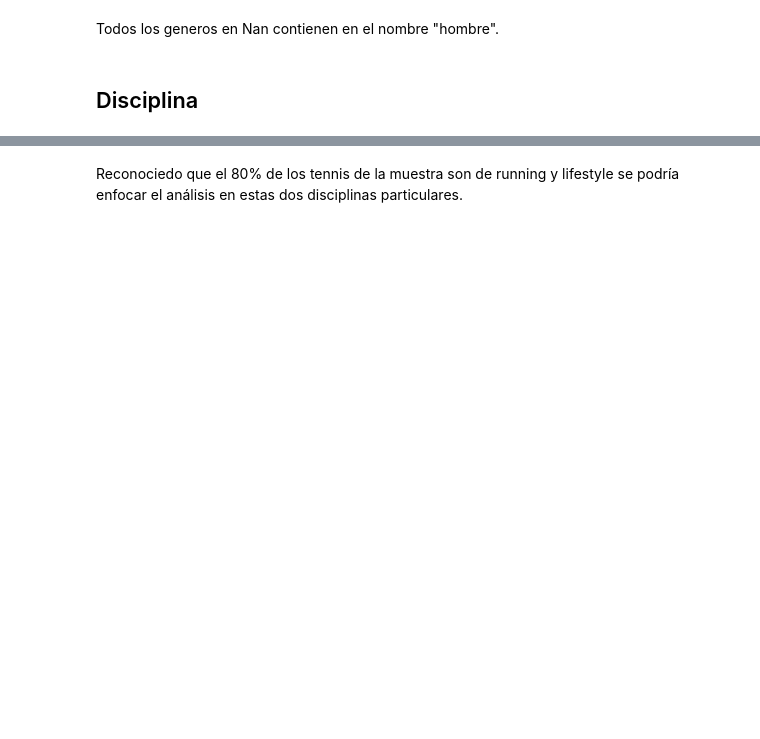
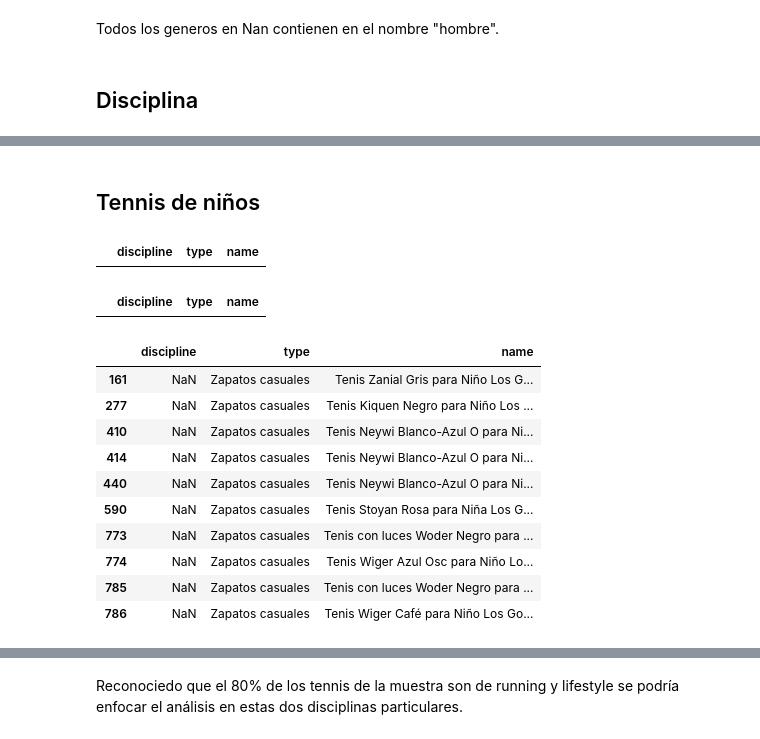
Before and after one commit to sofi-devv/Bootcamp-DS, a Jupyter notebook: falabella/visualizations/viz-2.ipynb, the cells around one changed output, grey strips where cells are left out. Saved outputs shown, nothing was run; the diff lists cells and outputs as text; code cells hidden in the pictures; blank space fills up the shorter version.

```diff
--- a/falabella/visualizations/viz-2.ipynb
+++ b/falabella/visualizations/viz-2.ipynb
@@ -241,0 +295,27 @@ df[(df["discipline"].isnull()) & (df["type"].notnull())]
+# %% [markdown]
+## Tennis de niños
+# %%
+df = trainers[["discipline", "type", "name"]]
+new = df[(df["discipline"].isnull()) & (df["type"].notnull())]
+
+new[new["name"].str.contains("Niño") | new["name"].str.contains("Niña") & new["type"] == "Zapatos casuales"]
+# %% [output]
+|  | discipline | type | name |
+# %%
+df[(df["discipline"].notnull()) & (df["type"] == "Zapatos casuales" )]
+# %% [output]
+|  | discipline | type | name |
+# %%
+new[(((new["name"].str.contains("Niño")) | (new["name"].str.contains("Niña")))) & (new["type"] == "Zapatos casuales")].head(10)
+# %% [output]
+|  | discipline | type | name |
+| 161 | NaN | Zapatos casuales | Tenis Zanial Gris para Niño Los G... |
+| 277 | NaN | Zapatos casuales | Tenis Kiquen Negro para Niño Los ... |
+| 410 | NaN | Zapatos casuales | Tenis Neywi Blanco-Azul O para Ni... |
+| 414 | NaN | Zapatos casuales | Tenis Neywi Blanco-Azul O para Ni... |
+| 440 | NaN | Zapatos casuales | Tenis Neywi Blanco-Azul O para Ni... |
+| 590 | NaN | Zapatos casuales | Tenis Stoyan Rosa para Niña Los G... |
+| 773 | NaN | Zapatos casuales | Tenis con luces Woder Negro para ... |
+| 774 | NaN | Zapatos casuales | Tenis Wiger Azul Osc para Niño Lo... |
+| 785 | NaN | Zapatos casuales | Tenis con luces Woder Negro para ... |
+| 786 | NaN | Zapatos casuales | Tenis Wiger Café para Niño Los Go... |
```
Also changed, not shown: parts of 32 cells of this notebook.
